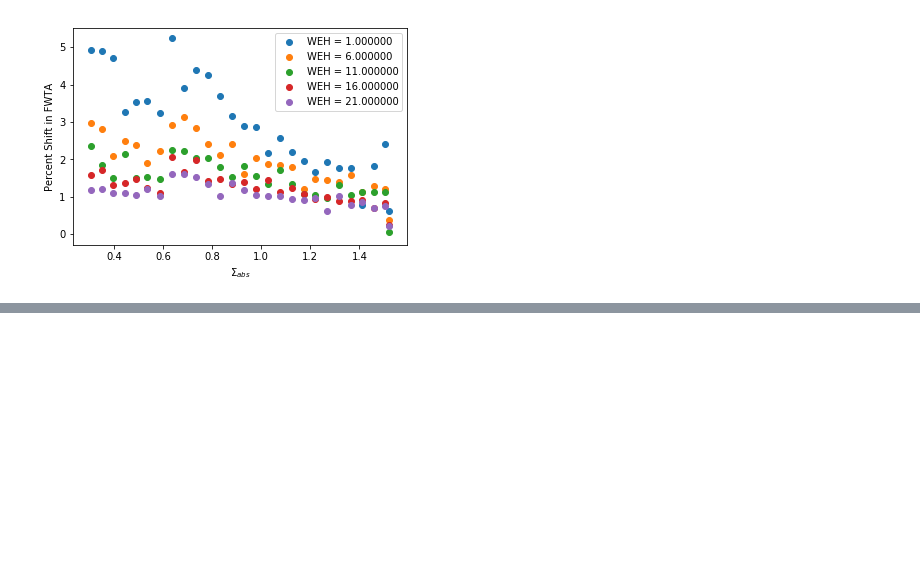
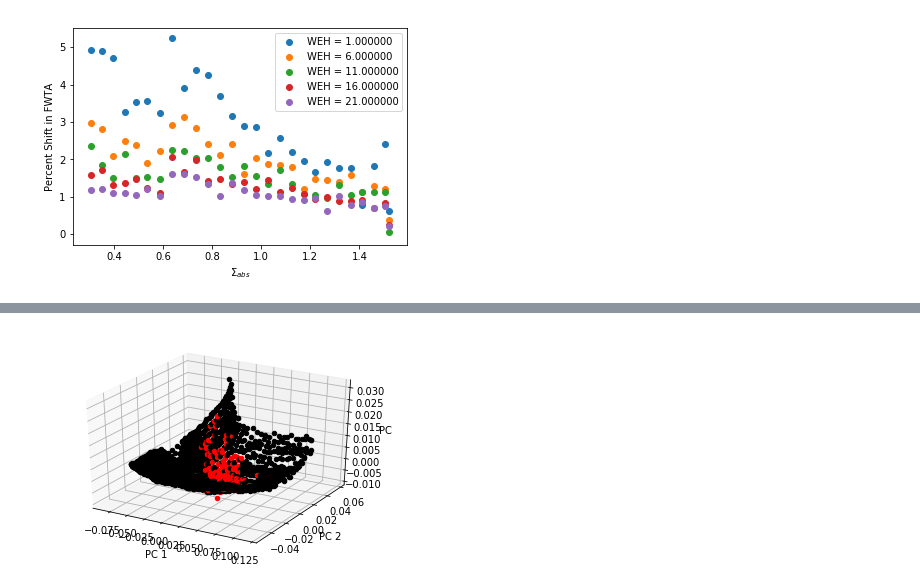
Before and after one commit to hannah-rae/dan_analysis, a Jupyter notebook: data_exploration.ipynb, the cells around one changed output, grey strips where cells are left out. Saved outputs shown, nothing was run; the diff lists cells and outputs as text; code cells hidden in the pictures; blank space fills up the shorter version.

```diff
--- a/data_exploration.ipynb
+++ b/data_exploration.ipynb
@@ -197,0 +266,18 @@ Another interesting observation is that the spread between the points is greater
+# %%
+fig = plt.figure()
+ax1 = fig.add_subplot(1, 1, 1, projection='3d')
+ax1.set_xlabel('PC 1')
+ax1.set_ylabel('PC 2')
+ax1.set_zlabel('PC 3')
+for x_t, (h, acs) in zip(X_norm_t, Y):
+    exists = False
+    for [h_dan, acs_dan] in Y_dan:
+        if np.array_equal(np.array([h, acs]), np.array([h_dan, acs_dan])):
+            ax1.scatter(x_t[0], x_t[1], x_t[2], color='red')
+            exists = True
+            break
+
+    if not exists:
+        ax1.scatter(x_t[0], x_t[1], x_t[2], color='k')
+# %% [output]
+[figure, added]
```
Also changed, not shown: parts of 7 cells of this notebook.
